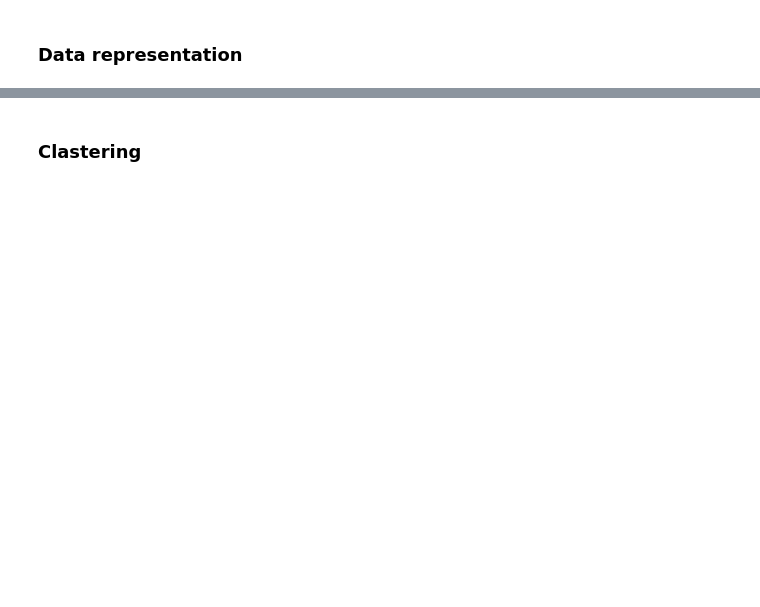
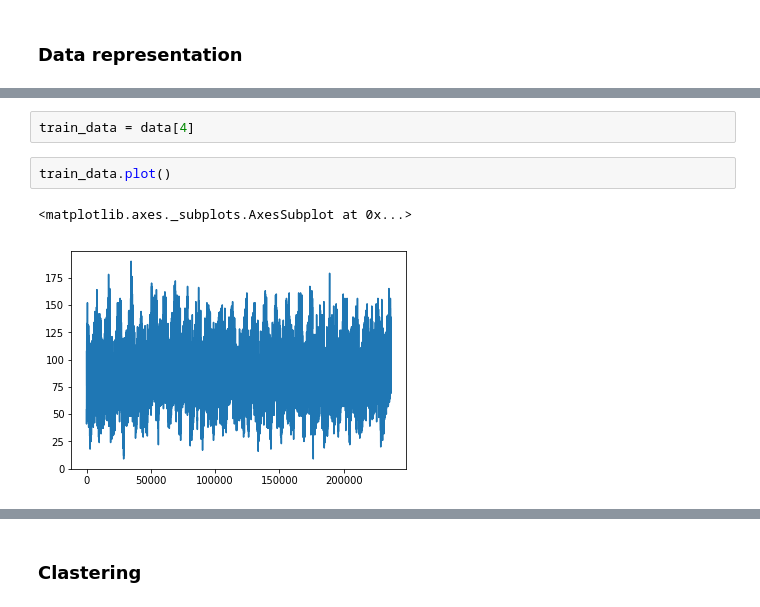
Before and after one commit to ZoyaV/TSWC, a Jupyter notebook: JupyterExperiments/WaveletsClustering.ipynb, the cells around one changed output, grey strips where cells are left out. Drawn from its saved outputs; the diff is of its cells as text; blank space fills up the shorter version.

```diff
--- a/JupyterExperiments/WaveletsClustering.ipynb
+++ b/JupyterExperiments/WaveletsClustering.ipynb
@@ -14 +20,8 @@ train_data = data[2]
+# %%
+train_data = data[4]
+# %%
+train_data.plot()
+# %% [output]
+<matplotlib.axes._subplots.AxesSubplot at 0x...>
+[figure, added]
 # %%
```
Also changed, not shown: parts of 12 cells of this notebook.
